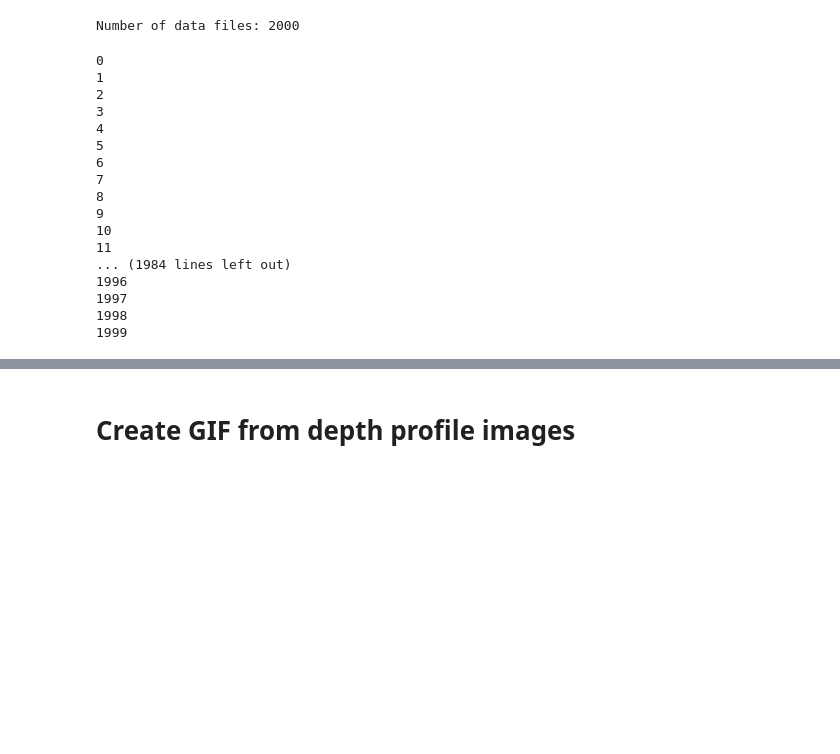
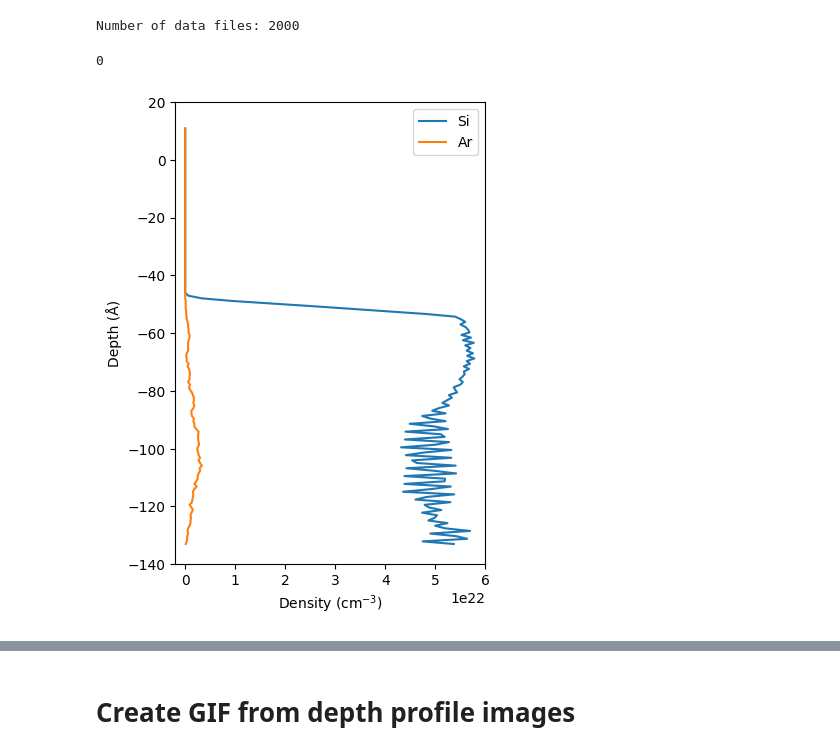
Before and after one commit to y1u0d2a1i/mlp_tools, a Jupyter notebook: notebooks/analyze/get_depth_profile.ipynb, the cells around one changed output, grey strips where cells are left out. Drawn from its saved outputs; the diff is of its cells as text; code cells hidden in the pictures; blank space fills up the shorter version.

```diff
--- a/notebooks/analyze/get_depth_profile.ipynb
+++ b/notebooks/analyze/get_depth_profile.ipynb
@@ -33,7 +33,7 @@ lmp_type_dict = {
     2: 18,
 }
 
-for i, path2structure in enumerate(data_files):
+for i, path2structure in enumerate(data_files[::-1]):
     print(i)
     fig, ax = plt.subplots(figsize=(4, 6))
     depth_profile_calculator = DepthProfileCalculator()
@@ -42,49 +42,35 @@ for i, path2structure in enumerate(data_files):
         atoms=atoms,
         atom_type=14,
         x_width=x_width,
         y_width=y_width,
         z_width=z_width,
         upper_limit=upper_limit,
         step=0.9
     )
     ar_depth_profile_df = depth_profile_calculator.get_depth_profile(
         atoms=atoms,
         atom_type=18,
         x_width=x_width,
         y_width=y_width,
         z_width=z_width,
         upper_limit=upper_limit,
         step=0.9
     )
     # depth_profile_df = depth_profile_df.iloc[::4, :].copy()
     # sort and reset index
     # depth_profile_df.reset_index(drop=True, inplace=True)
     ax.plot(depth_profile_df['ma'], depth_profile_df['linspace'], alpha=1, label="Si")
     ax.plot(ar_depth_profile_df['ma'], ar_depth_profile_df['linspace'], alpha=1, label="Ar")
     ax.set_xlim(-0.2e22, 6.0e22)
     ax.set_ylim(-140, 20)
     ax.set_xlabel("Density (cm$^{-3}$)")
     ax.set_ylabel("Depth (Å)")
-    ax.set_title(f"{int(int(os.path.basename(path2structure).split('.')[-1]) / 20000) + 1} injections")
+    # ax.set_title(f"{int(int(os.path.basename(path2structure).split('.')[-1]) / 20000) + 1} injections")
     ax.legend(loc="upper right")
-    fig.savefig(f"{path2save}/{os.path.basename(path2structure)}.png")
+    # fig.savefig(f"{path2save}/{os.path.basename(path2structure)}.png")
     # dont display figure
-    plt.close()
+    # plt.close()
+    break
 # %% [output]
 0
-1
-2
-3
-4
-5
-6
-7
-8
-9
-10
-11
-... (1984 lines left out)
-1996
-1997
-1998
-1999
+[figure, added]
```
Also changed, not shown: parts of 1 cell of this notebook, 2 other files.
